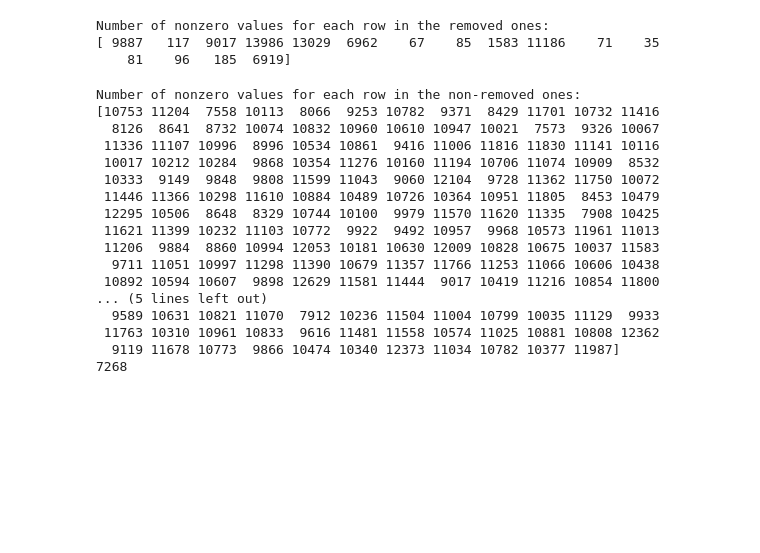
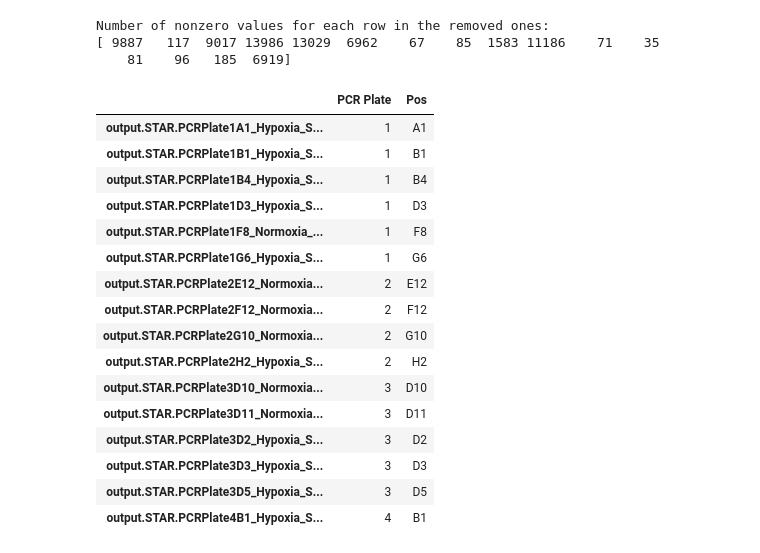
Before and after one commit to AliEmreSenel/BAIAILabProject2024, a Jupyter notebook: mariano_preliminary_analysis.ipynb, the cells around one changed output. Drawn from its saved outputs; the diff is of its cells as text; code cells hidden in the pictures; blank space fills up the shorter version.

```diff
--- a/mariano_preliminary_analysis.ipynb
+++ b/mariano_preliminary_analysis.ipynb
@@ -967,30 +965,3 @@ print(removed_rows_nonzero_count.to_numpy())
 Number of nonzero values for each row in the removed ones:
 [ 9887   117  9017 13986 13029  6962    67    85  1583 11186    71    35
     81    96   185  6919]
-# %%
-# Compute the number of nonzero values in each row for the non-removed rows
-non_removed_rows_nonzero_count = (hcc_smartS_filt != 0).sum(axis=1)
-
-# Print the number of nonzero values for each row in the non-removed ones
-print("Number of nonzero values for each row in the non-removed ones:")
-print(non_removed_rows_nonzero_count.to_numpy())
-
-print(min(non_removed_rows_nonzero_count))
-# %% [output]
-Number of nonzero values for each row in the non-removed ones:
-[10753 11204  7558 10113  8066  9253 10782  9371  8429 11701 10732 11416
-  8126  8641  8732 10074 10832 10960 10610 10947 10021  7573  9326 10067
- 11336 11107 10996  8996 10534 10861  9416 11006 11816 11830 11141 10116
- 10017 10212 10284  9868 10354 11276 10160 11194 10706 11074 10909  8532
- 10333  9149  9848  9808 11599 11043  9060 12104  9728 11362 11750 10072
- 11446 11366 10298 11610 10884 10489 10726 10364 10951 11805  8453 10479
- 12295 10506  8648  8329 10744 10100  9979 11570 11620 11335  7908 10425
- 11621 11399 10232 11103 10772  9922  9492 10957  9968 10573 11961 11013
- 11206  9884  8860 10994 12053 10181 10630 12009 10828 10675 10037 11583
-  9711 11051 10997 11298 11390 10679 11357 11766 11253 11066 10606 10438
- 10892 10594 10607  9898 12629 11581 11444  9017 10419 11216 10854 11800
-... (5 lines left out)
-  9589 10631 10821 11070  7912 10236 11504 11004 10799 10035 11129  9933
- 11763 10310 10961 10833  9616 11481 11558 10574 11025 10881 10808 12362
-  9119 11678 10773  9866 10474 10340 12373 11034 10782 10377 11987]
-7268
@@ -996,0 +1013,20 @@ Number of nonzero values for each row in the non-removed ones:
+# %%
+hcc_smartS_raw.join(hcc_smartS_meta)[["PCR Plate", "Pos"]].loc[removed_rows]
+# %% [output]
+|  | PCR Plate | Pos |
+| output.STAR.PCRPlate1A1_Hypoxia_S... | 1 | A1 |
+| output.STAR.PCRPlate1B1_Hypoxia_S... | 1 | B1 |
+| output.STAR.PCRPlate1B4_Hypoxia_S... | 1 | B4 |
+| output.STAR.PCRPlate1D3_Hypoxia_S... | 1 | D3 |
+| output.STAR.PCRPlate1F8_Normoxia_... | 1 | F8 |
+| output.STAR.PCRPlate1G6_Hypoxia_S... | 1 | G6 |
+| output.STAR.PCRPlate2E12_Normoxia... | 2 | E12 |
+| output.STAR.PCRPlate2F12_Normoxia... | 2 | F12 |
+| output.STAR.PCRPlate2G10_Normoxia... | 2 | G10 |
+| output.STAR.PCRPlate2H2_Hypoxia_S... | 2 | H2 |
+| output.STAR.PCRPlate3D10_Normoxia... | 3 | D10 |
+| output.STAR.PCRPlate3D11_Normoxia... | 3 | D11 |
+| output.STAR.PCRPlate3D2_Hypoxia_S... | 3 | D2 |
+| output.STAR.PCRPlate3D3_Hypoxia_S... | 3 | D3 |
+| output.STAR.PCRPlate3D5_Hypoxia_S... | 3 | D5 |
+| output.STAR.PCRPlate4B1_Hypoxia_S... | 4 | B1 |
```
Also changed, not shown: parts of 5 cells of this notebook.
